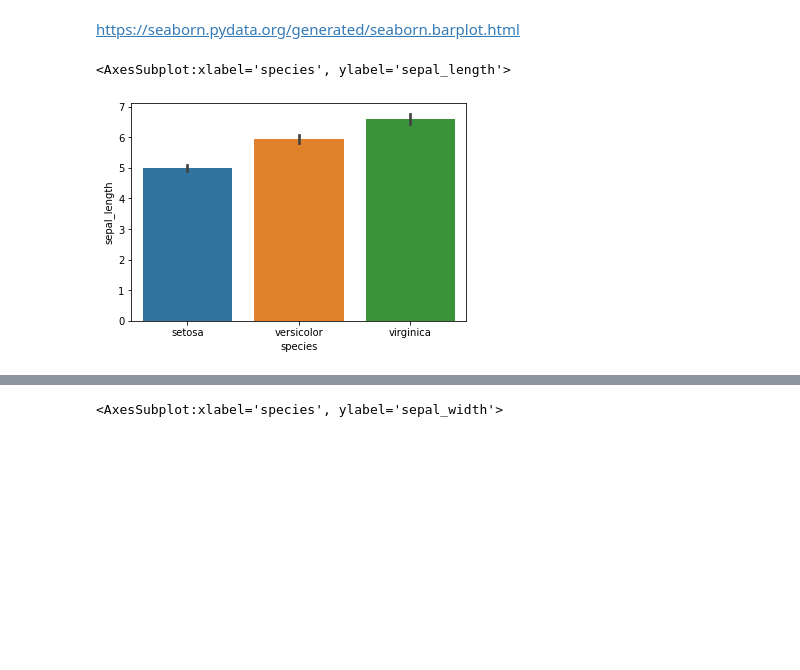
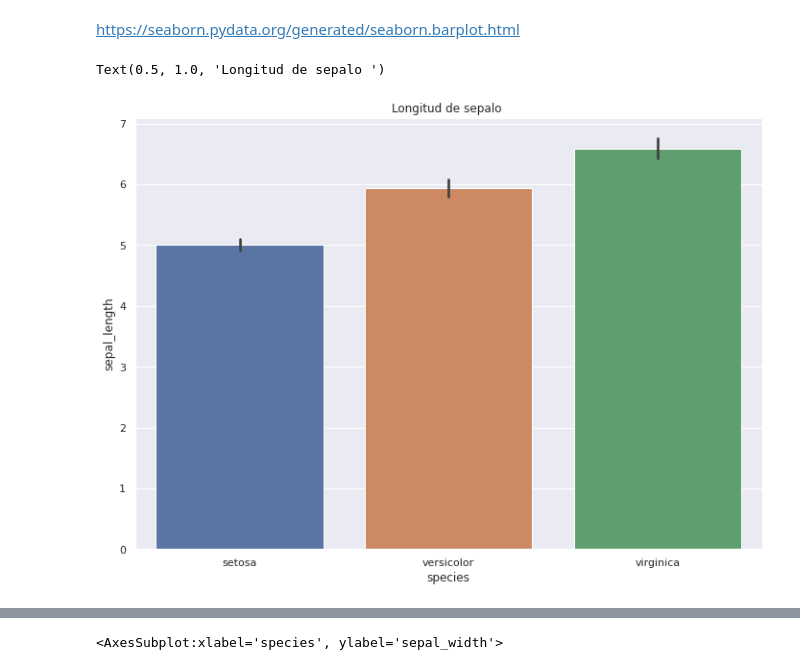
Before and after one commit to LuisReyes98/platzi-estadistica-data-science-ejercicio, a Jupyter notebook: [clase-12]Visualizaciones.ipynb, the cells around one changed output, grey strips where cells are left out. Cells and saved outputs as stored; diff of their text form; code cells hidden in the pictures; blank space fills up the shorter version.

```diff
--- a/[clase-12]Visualizaciones.ipynb
+++ b/[clase-12]Visualizaciones.ipynb
@@ -51,3 +51,11 @@ sns.scatterplot(
 # %% [output]
 <AxesSubplot:xlabel='sepal_length', ylabel='petal_length'>
 [figure]
+# %%
+sns.set(rc={'figure.figsize':(11.7,8.27)})
+sns.scatterplot(
+    data=iris,
+    x='sepal_length',
+    y='petal_length',
+    hue='species'
+)
@@ -107,13 +138,14 @@ https://seaborn.pydata.org/generated/seaborn.barplot.html
 # %%
 #Barplot
 
-sns.barplot(
+g=sns.barplot(
     data=iris,
     x='species',
-    y='sepal_length'
+    y='sepal_length',
 )
+g.set_title("Longitud de sepalo ")
 
 # sns.barplot(x = 'species', y = 'sepal_length', data = iris)
 # %% [output]
-<AxesSubplot:xlabel='species', ylabel='sepal_length'>
+Text(0.5, 1.0, 'Longitud de sepalo ')
-[figure, old version]
+[figure, new version]
```
Also changed, not shown: parts of 5 cells of this notebook, 1 other file.
